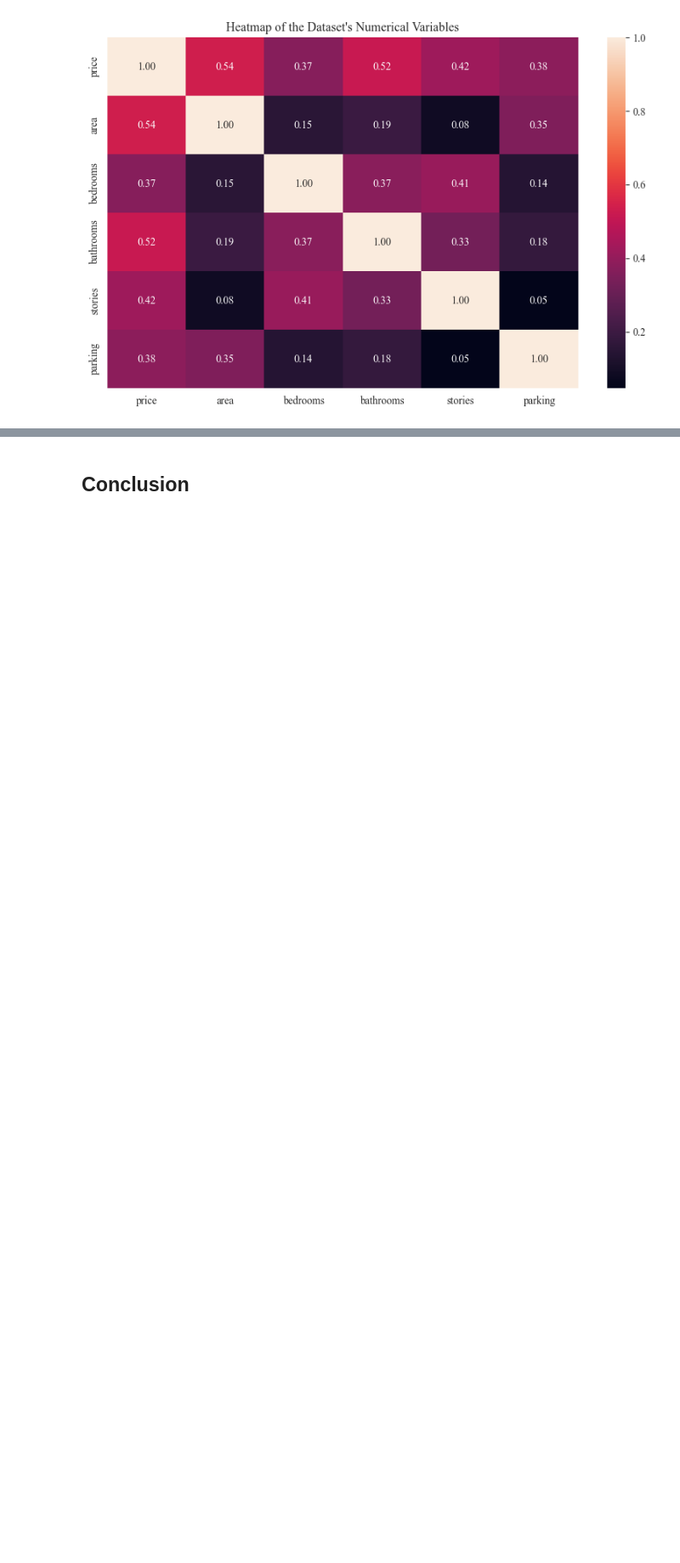
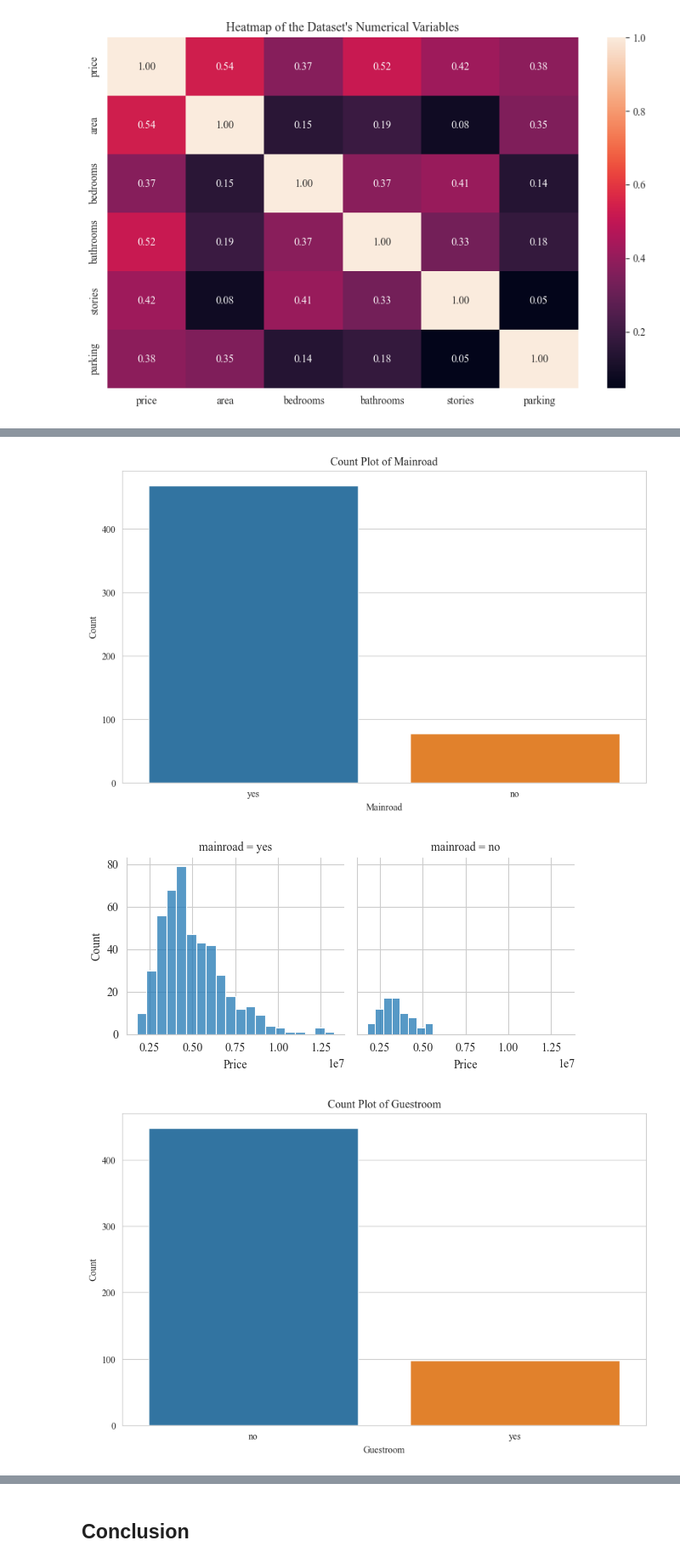
Before and after one commit to mzakariaz/BI-Machine-Learning-Project-1, a Jupyter notebook: house-price-prediction.ipynb, the cells around one changed output, grey strips where cells are left out. Shown: that part at 85% size. Saved outputs shown, nothing was run; the diff lists cells and outputs as text; code cells hidden in the pictures; blank space fills up the shorter version.

```diff
--- a/house-price-prediction.ipynb
+++ b/house-price-prediction.ipynb
@@ -160,0 +160,15 @@ plt.show()
+# %%
+categorical_variables = ["mainroad", "guestroom", "basement", "hotwaterheating", "airconditioning", "prefarea", "furnishingstatus"]
+df_categorical_variables = df[categorical_variables]
+for x in categorical_variables:
+    label = x.capitalize()
+    fig, ax = plt.subplots(figsize = (10, 6), dpi = 100)
+    sns.countplot(data = df, x = x).set(xlabel = label, ylabel = "Count", title = f"Count Plot of {label}")
+    plt.show()
+    price_grid = sns.FacetGrid(data = df, col = x)
+    price_grid.map(sns.histplot, "price").set(xlabel = "Price", ylabel = "Count")
+    plt.show()
+# %% [output]
+[figure, added]
+[figure, added]
+[figure, added]
```
Also changed, not shown: parts of 29 cells of this notebook.
